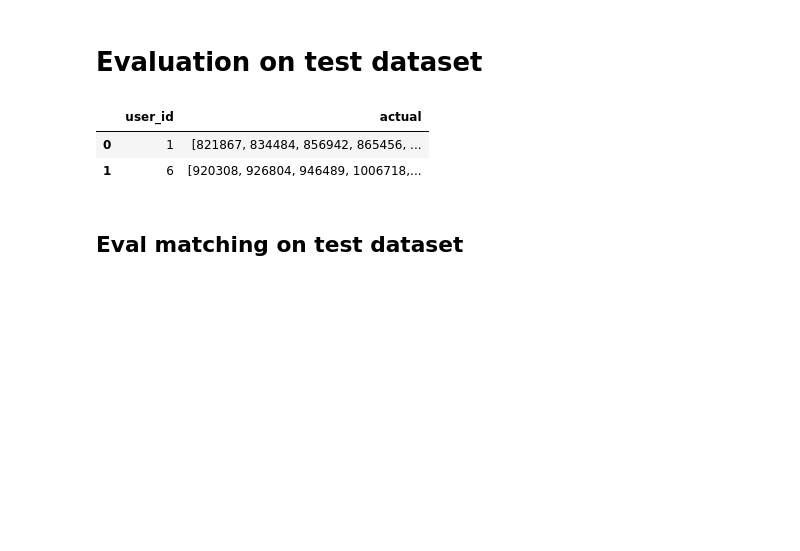
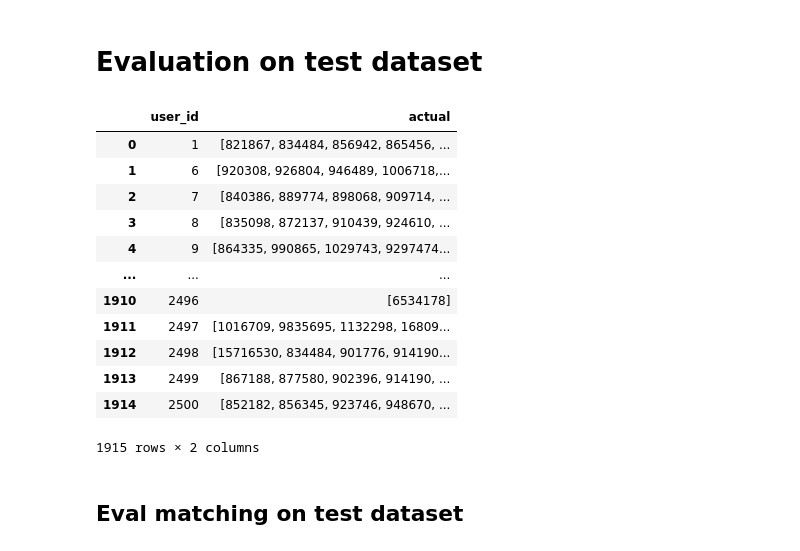
Before and after one commit to Maximus20171/Recommender-systems, a Jupyter notebook: hw6/hw6.ipynb, the cells around one changed output. Drawn from its saved outputs; the diff is of its cells as text; code cells hidden in the pictures; blank space fills up the shorter version.

```diff
--- a/hw6/webinar_6.ipynb
+++ b/hw6/hw6.ipynb
@@ -505,8 +636,18 @@ df_ranker_predict.loc[df_ranker_predict['user_id']==2070].sort_values('proba_ite
 # %%
 result_eval_ranker = data_val_ranker.groupby(USER_COL)[ITEM_COL].unique().reset_index()
 result_eval_ranker.columns=[USER_COL, ACTUAL_COL]
-result_eval_ranker.head(2)
+result_eval_ranker
 # %% [output]
 |  | user_id | actual |
 | 0 | 1 | [821867, 834484, 856942, 865456, ... |
 | 1 | 6 | [920308, 926804, 946489, 1006718,... |
+| 2 | 7 | [840386, 889774, 898068, 909714, ... |
+| 3 | 8 | [835098, 872137, 910439, 924610, ... |
+| 4 | 9 | [864335, 990865, 1029743, 9297474... |
+| ... | ... | ... |
+| 1910 | 2496 | [6534178] |
+| 1911 | 2497 | [1016709, 9835695, 1132298, 16809... |
+| 1912 | 2498 | [15716530, 834484, 901776, 914190... |
+| 1913 | 2499 | [867188, 877580, 902396, 914190, ... |
+| 1914 | 2500 | [852182, 856345, 923746, 948670, ... |
+1915 rows × 2 columns
```
Also changed, not shown: parts of 46 cells of this notebook, 3 other files.
